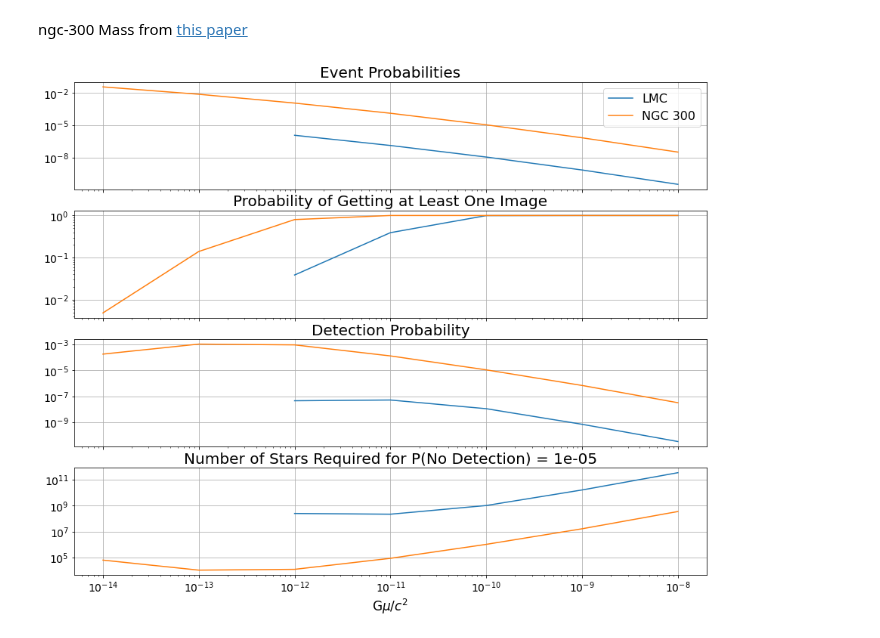
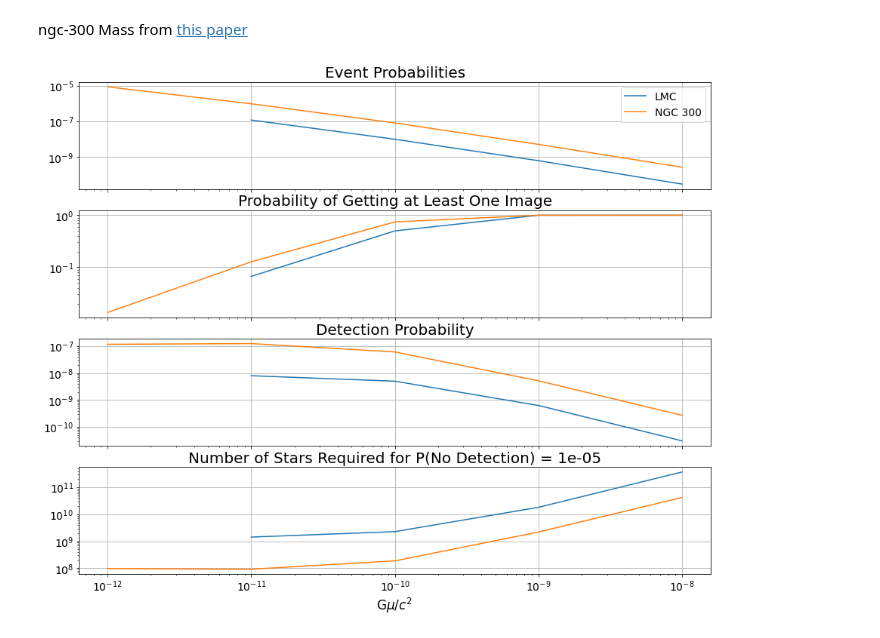
Before and after one commit to adriansh95/StringMicrolensing, a Jupyter notebook: lensingEventsPerYear.ipynb, the cells around one changed output. Saved outputs shown, nothing was run; the diff lists cells and outputs as text; code cells hidden in the pictures.

```diff
--- a/lensingEventsPerYear.ipynb
+++ b/lensingEventsPerYear.ipynb
@@ -415,59 +531,30 @@ crowdedFieldExperimentDuration = 30 * u.day
 crowdedFieldFilters = ["g", "r", "i", "z", "y"]
 crowdedFieldVisits = np.array(5*[240])
 
-lmcSourceDistance = np.linalg.norm(lmcRatesConfig["sourcePosition"] - lmcRatesConfig["observerPosition"])
-
-ngc300SourceDistance = np.linalg.norm(ngc300RatesConfig["sourcePosition"] -
-                                      ngc300RatesConfig["observerPosition"])
-
 lmcExperimentConfig = dict(observingHoursPerNight = observingHoursPerNight,
                            filters = crowdedFieldFilters,
                            visitsInEachFilter = crowdedFieldVisits,
                            experimentDuration = crowdedFieldExperimentDuration,
-                           sourceDistance = lmcSourceDistance,
+                           hostGalaxySolidAngle = 100 * u.deg**2
                            )
 
 ngc300ExperimentConfig = dict(observingHoursPerNight = observingHoursPerNight,
                               filters = crowdedFieldFilters,
                               visitsInEachFilter = crowdedFieldVisits,
                               experimentDuration = crowdedFieldExperimentDuration,
-                              sourceDistance = ngc300SourceDistance,
+                              hostGalaxySolidAngle = 21.9 * 15.5 * u.arcmin**2
                               )
-lmcExperimentCalculator = ExperimentExpectationsCalculator(lmcExperimentConfig, tensions,
-                                                           lmcRatesCalculator.results["eventRates"])
+lmcExperimentCalculator = ExperimentExpectationsCalculator(lmcExperimentConfig, lmcEventCalculator)
 
-ngc300ExperimentCalculator = ExperimentExpectationsCalculator(ngc300ExperimentConfig, tensions,
-                                                              ngc300RatesCalculator.results["eventRates"])
+ngc300ExperimentCalculator = ExperimentExpectationsCalculator(ngc300ExperimentConfig, ngc300EventCalculator)
 
-lmcExperimentCalculator.calculate()
-ngc300ExperimentCalculator.calculate()
+quantile = 0.1
+lmcExperimentCalculator.calculate(quantile=quantile)
+ngc300ExperimentCalculator.calculate(quantile=quantile)
 # %%
 fig, axs = plt.subplots(4, 1, figsize=(15, 12), sharex=True)
-ys = [[lmcExperimentCalculator.results["eventProbabilities"],
-       ngc300ExperimentCalculator.results["eventProbabilities"]],
-      [lmcExperimentCalculator.results["atLeastOneImageProbabilities"],
-       ngc300ExperimentCalculator.results["atLeastOneImageProbabilities"]],
-      [lmcExperimentCalculator.results["detectionProbabilities"],
-       ngc300ExperimentCalculator.results["detectionProbabilities"]],
-      [lmcExperimentCalculator.results["nStarsRequired"],
-       ngc300ExperimentCalculator.results["nStarsRequired"]]]
 
-titles = ["Event Probabilities", "Probability of Getting at Least One Image",
-          "Detection Probability",
-          f"Number of Stars Required for P(No Detection) = {exclusionThreshold}"]
-
-labels = ["LMC", "NGC 300"]
-xs = [lmcExperimentCalculator.results["probeableTensions"],
-      ngc300ExperimentCalculator.results["probeableTensions"]]
-
-for y, t, ax in zip(ys, titles, axs.ravel()):
-    for i in range(len(ys[0])):
-        ax.loglog(xs[i], y[i], label=labels[i])
-    ax.set_title(t, fontsize=20)
-    ax.tick_params(labelsize=14)
-    ax.grid(visible=True)
-axs[0].legend(fontsize=16)
-axs[-1].set_xlabel(r"G$\mu/c^2$", fontsize=17)
-plt.show(fig)
+lmcExperimentCalculator.plotResults(figure=fig, show=False, label="LMC")
+ngc300ExperimentCalculator.plotResults(figure=fig, label="NGC 300")
 # %% [output]
-[figure, old version]
+[figure, new version]
```
Also changed, not shown: parts of 17 cells of this notebook.
